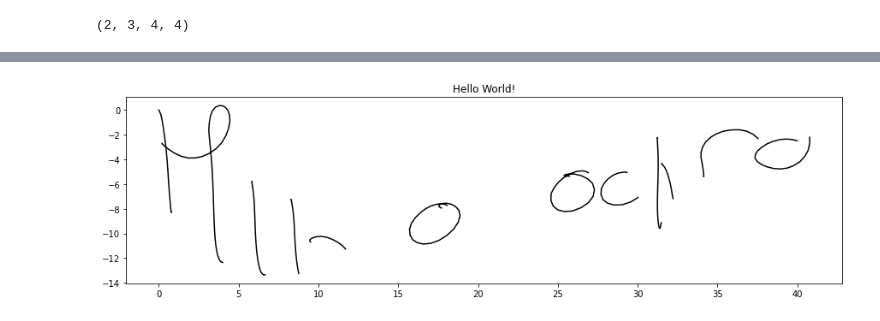
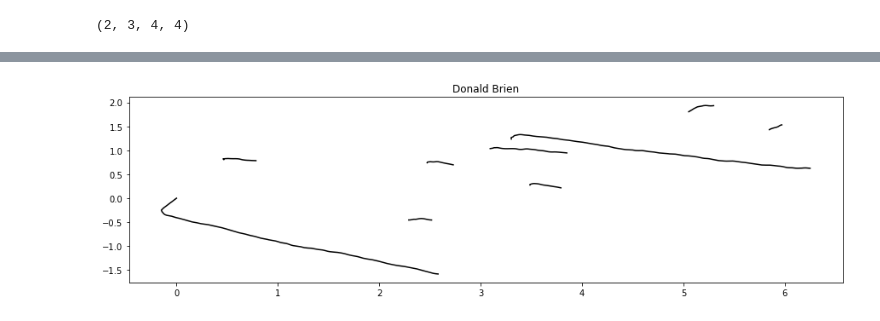
Before and after one commit to dcbrien/More-than-meets-the-eye---Transformers-that-write, a Jupyter notebook: Writing-Transformer.ipynb, the cells around one changed output, grey strips where cells are left out. Drawn from its saved outputs; the diff is of its cells as text; code cells hidden in the pictures.

Commit message:
Changed Encoder to 1 layer -> interesting results

```diff
--- a/Writing-Transformer.ipynb
+++ b/Writing-Transformer.ipynb
@@ -584,7 +584,7 @@ class Writing_Transformer(hk.Module):
         self.dff = dff
         self.dropout_rate = dropout_rate
 
-        self.enc = Encoder(num_layers, key_size, d_model, num_heads, dff, pe_encoding, dropout_rate)
+        self.enc = Encoder(1, key_size, d_model, num_heads, dff, pe_encoding, dropout_rate)
         self.dec = Decoder(num_layers, key_size, d_model, num_heads, dff, pe_target, dropout_rate)
 
     def __call__(
@@ -715,12 +715,12 @@ TypeError: 'Transformed' object is not callable
 # %%
 # Training
 
-num_layers = 1
-key_size = 32
-d_model = 128
+num_layers = 4
+key_size = 64
+d_model = 256
 dff = 512
-num_heads = 1
-dropout_rate = 0.01
+num_heads = 4
+dropout_rate = 0.1
 
 SEED = 0
 
@@ -986,7 +991,7 @@ def convert_sentence(sentence):
 
   return jnp.asarray(U_conv)
 # %%
-encoding_sent = 'Hello World!'
+encoding_sent = 'Donald Brien'
 
 one_hot_sentence = convert_sentence(encoding_sent)
 
@@ -1004,14 +1009,14 @@ import matplotlib.animation as animation
 
 output_name = "test_attention.mp4"
 
-b = 20.0
+b = 5.0
 
 def evaluate(U_conv):
   #gen_sequence = np.zeros((1, 3))
 
   dec_input = jnp.zeros((1, 1, 3))
 
-  MAX_LEN = 250
+  MAX_LEN = 500
 
  # transformer.reset_states()
 
@@ -1019,7 +1024,7 @@ def evaluate(U_conv):
 
  # ims = []
 
-  rng = jax.random.PRNGKey(5)
+  rng = jax.random.PRNGKey(50)
 
 #  for t in range(int(train.MAX_STROKE_LEN)):
   for t in range(int(MAX_LEN)):
@@ -1109,4 +1114,4 @@ DeviceArray([[ 0.00000000e+00,  0.00000000e+00,  0.00000000e+00],
 # %%
-plot_stroke(results[0, :250, :], one_hot_sentence[0, :])
+plot_stroke(results[0, :500, :], one_hot_sentence[0, :])
 # %% [output]
-[figure, old version]
+[figure, new version]
```
Also changed, not shown: parts of 5 cells of this notebook.
